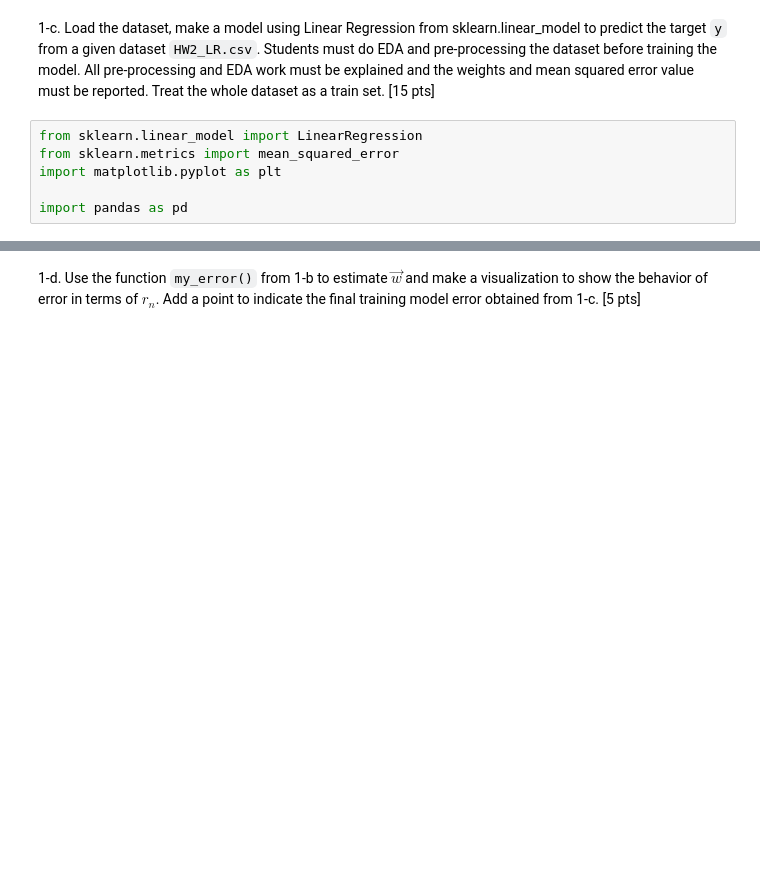
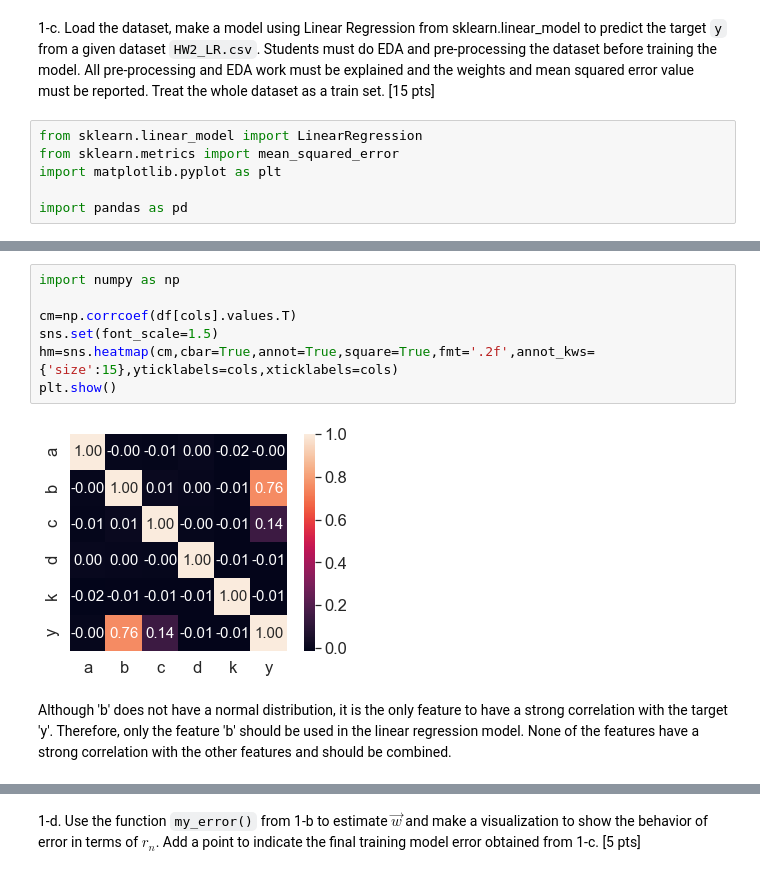
Before and after one commit to calebpelliott/Machine-Learning-CS559, a Jupyter notebook: HW2/F21_HW#2/HW#2/HW2_CS59_F21.ipynb, the cells around one changed output, grey strips where cells are left out. Cells and saved outputs as stored; diff of their text form; blank space fills up the shorter version.

```diff
--- a/HW2/F21_HW#2/HW#2/HW2_CS59_F21.ipynb
+++ b/HW2/F21_HW#2/HW#2/HW2_CS59_F21.ipynb
@@ -46,0 +85,11 @@ LR = LinearRegression()
+# %%
+import numpy as np
+
+cm=np.corrcoef(df[cols].values.T)
+sns.set(font_scale=1.5)
+hm=sns.heatmap(cm,cbar=True,annot=True,square=True,fmt='.2f',annot_kws={'size':15},yticklabels=cols,xticklabels=cols)
+plt.show()
+# %% [output]
+[figure, added]
+# %% [markdown]
+Although 'b' does not have a normal distribution, it is the only feature to have a strong correlation with the target 'y'. Therefore, only the feature 'b' should be used in the linear regression model. None of the features have a strong correlation with the other features and should be combined.
```
Also changed, not shown: parts of 11 cells of this notebook, 1 other file.
